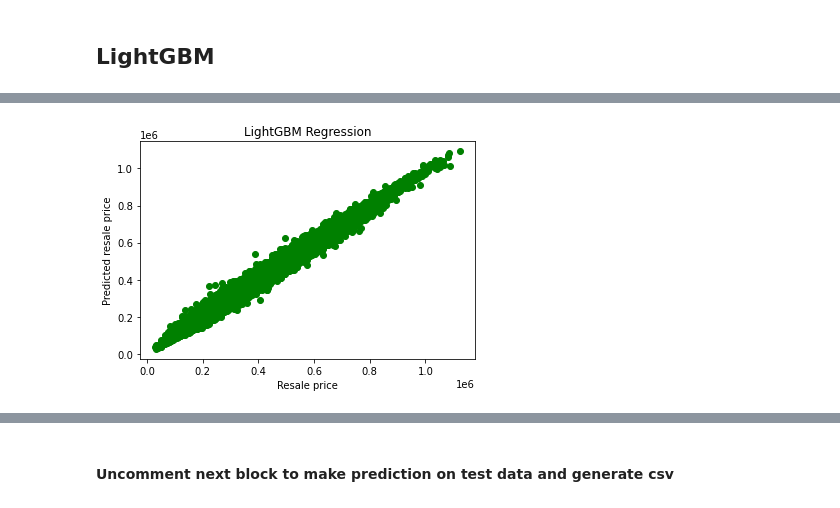
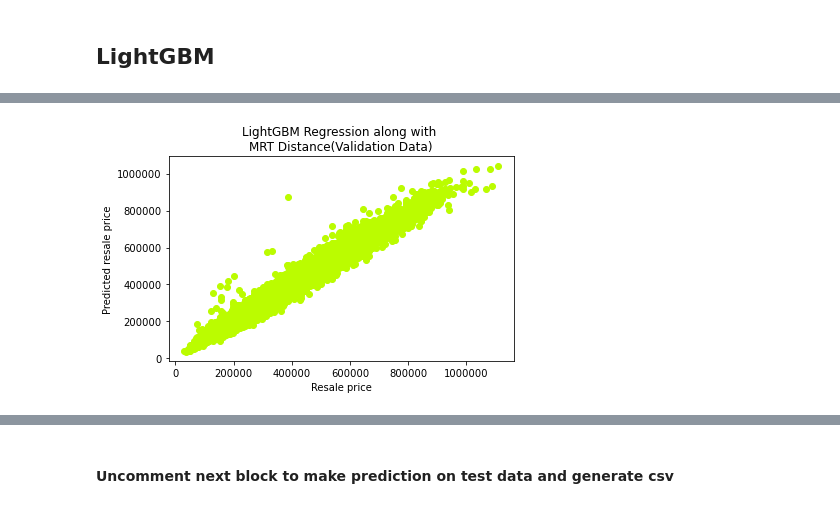
Before and after one commit to dheeraj-sn/hdb_resale_price_prediction, a Jupyter notebook: MRT_EDA_PREPROCESSING_MODEL_ANALYSIS.ipynb, the cells around one changed output, grey strips where cells are left out. Saved outputs shown, nothing was run; the diff lists cells and outputs as text; code cells hidden in the pictures.

```diff
--- a/MRT_EDA_PREPROCESSING_MODEL_ANALYSIS.ipynb
+++ b/MRT_EDA_PREPROCESSING_MODEL_ANALYSIS.ipynb
@@ -384,7 +383,7 @@ Columns are same
 # %%
 train_data = train_df.sample(frac=1)
 train_labels = train_data.pop('resale_price')
-train_x, val_x, train_y, val_y = train_test_split(train_data,train_labels,train_size=0.7)
+train_x, val_x, train_y, val_y = train_test_split(train_data,train_labels,train_size=0.8)
 # %% [markdown]
 ----------------
 # %% [markdown]
@@ -742,8 +798,11 @@ R2 score for validation data : 0.9840910581209725
 # %%
-plt.scatter(train_y,train_prediction, color = 'green')
-plt.title('LightGBM Regression')
+plt.scatter(x=val_y,y=val_prediction, color = '#BBFC00')
+plt.title('LightGBM Regression along with \nMRT Distance(Validation Data)')
 plt.xlabel('Resale price')
 plt.ylabel('Predicted resale price')
+plt.ticklabel_format(useOffset=False,style='plain')
+plt.tight_layout()
+plt.savefig("./gbm_2_mrt_validation_data.tiff",dpi=300)
 plt.show()
 # %% [output]
-[figure, old version]
+[figure, new version]
```
Also changed, not shown: parts of 57 cells of this notebook, 1 other file.
